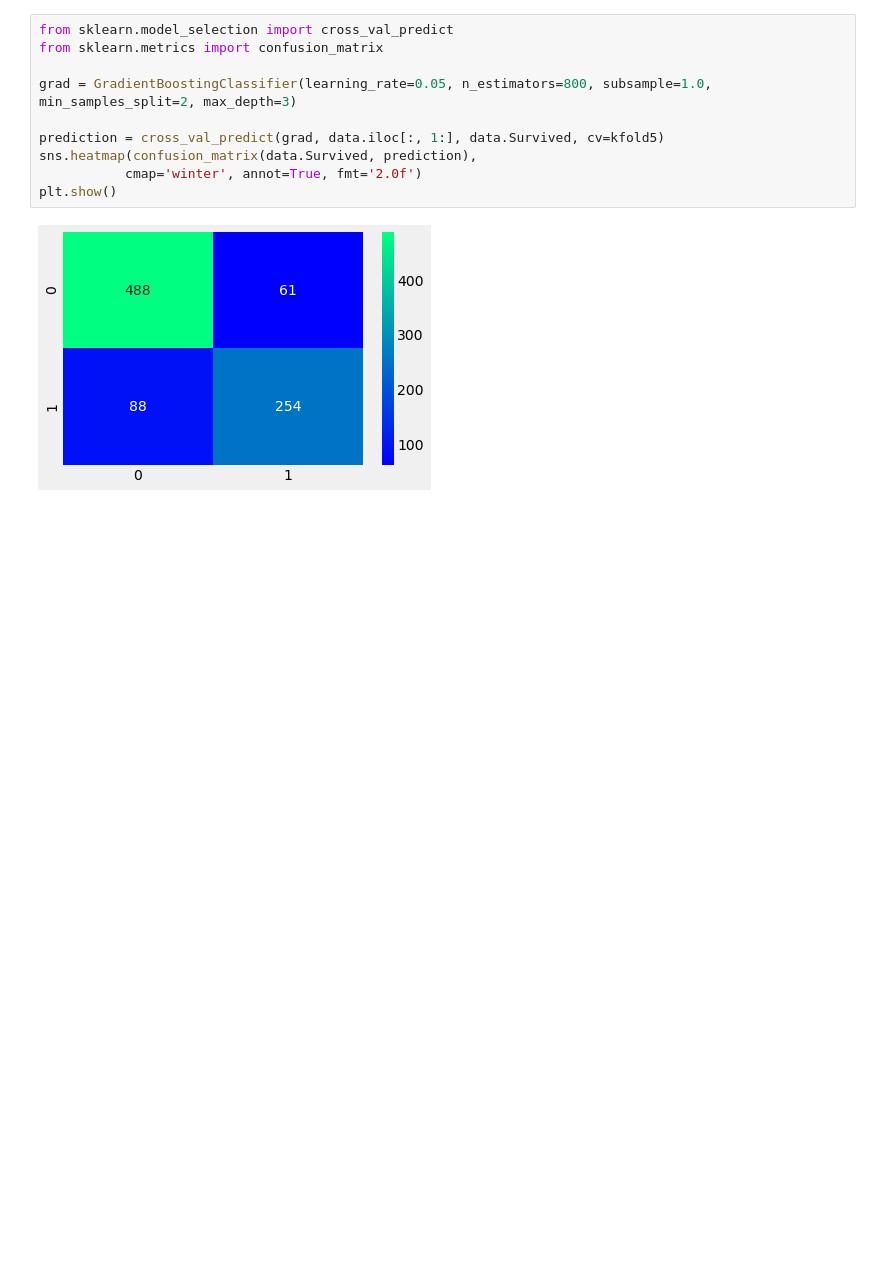
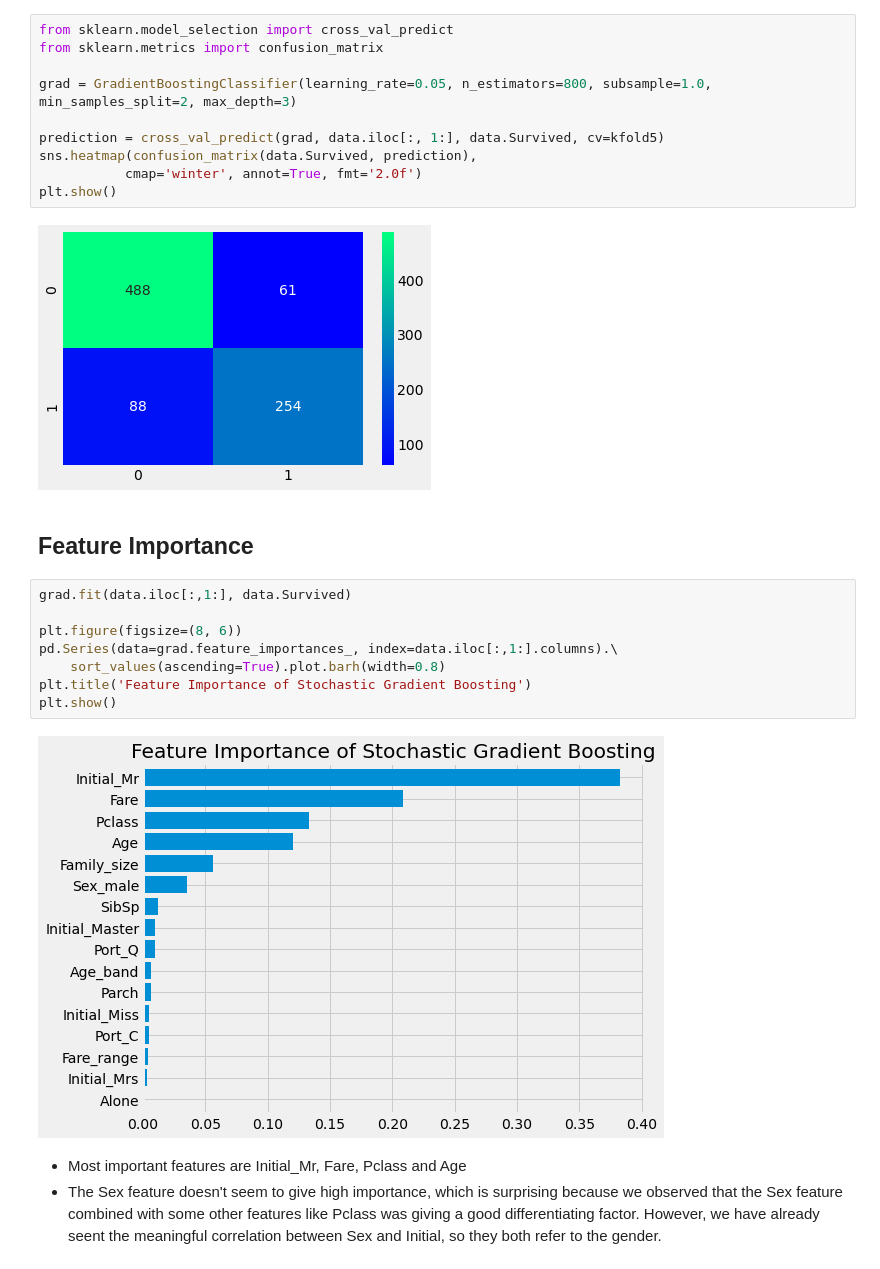
Before and after one commit to sam351/competitions, a Jupyter notebook: kaggle_titanic/200519_Titanic_study-03_Predictive-Modeling.ipynb, the cells around one changed output. Saved outputs shown, nothing was run; the diff lists cells and outputs as text; blank space fills up the shorter version.

Commit message:
Modify 200519_Titanic_study-03_Predictive-Modeling.ipynb
- Add Feature Importance

```diff
--- a/kaggle_titanic/200519_Titanic_study-03_Predictive-Modeling.ipynb
+++ b/kaggle_titanic/200519_Titanic_study-03_Predictive-Modeling.ipynb
@@ -540,3 +541,18 @@ sns.heatmap(confusion_matrix(data.Survived, prediction),
 plt.show()
 # %% [output]
 [figure]
+# %% [markdown]
+## Feature Importance
+# %%
+grad.fit(data.iloc[:,1:], data.Survived)
+
+plt.figure(figsize=(8, 6))
+pd.Series(data=grad.feature_importances_, index=data.iloc[:,1:].columns).\
+    sort_values(ascending=True).plot.barh(width=0.8)
+plt.title('Feature Importance of Stochastic Gradient Boosting')
+plt.show()
+# %% [output]
+[figure, added]
+# %% [markdown]
+- Most important features are Initial_Mr, Fare, Pclass and Age
+- The Sex feature doesn't seem to give high importance, which is surprising because we observed that the Sex feature combined with some other features like Pclass was giving a good differentiating factor. However, we have already seent the meaningful correlation between Sex and Initial, so they both refer to the gender.
```
Also changed, not shown: parts of 11 cells of this notebook.
